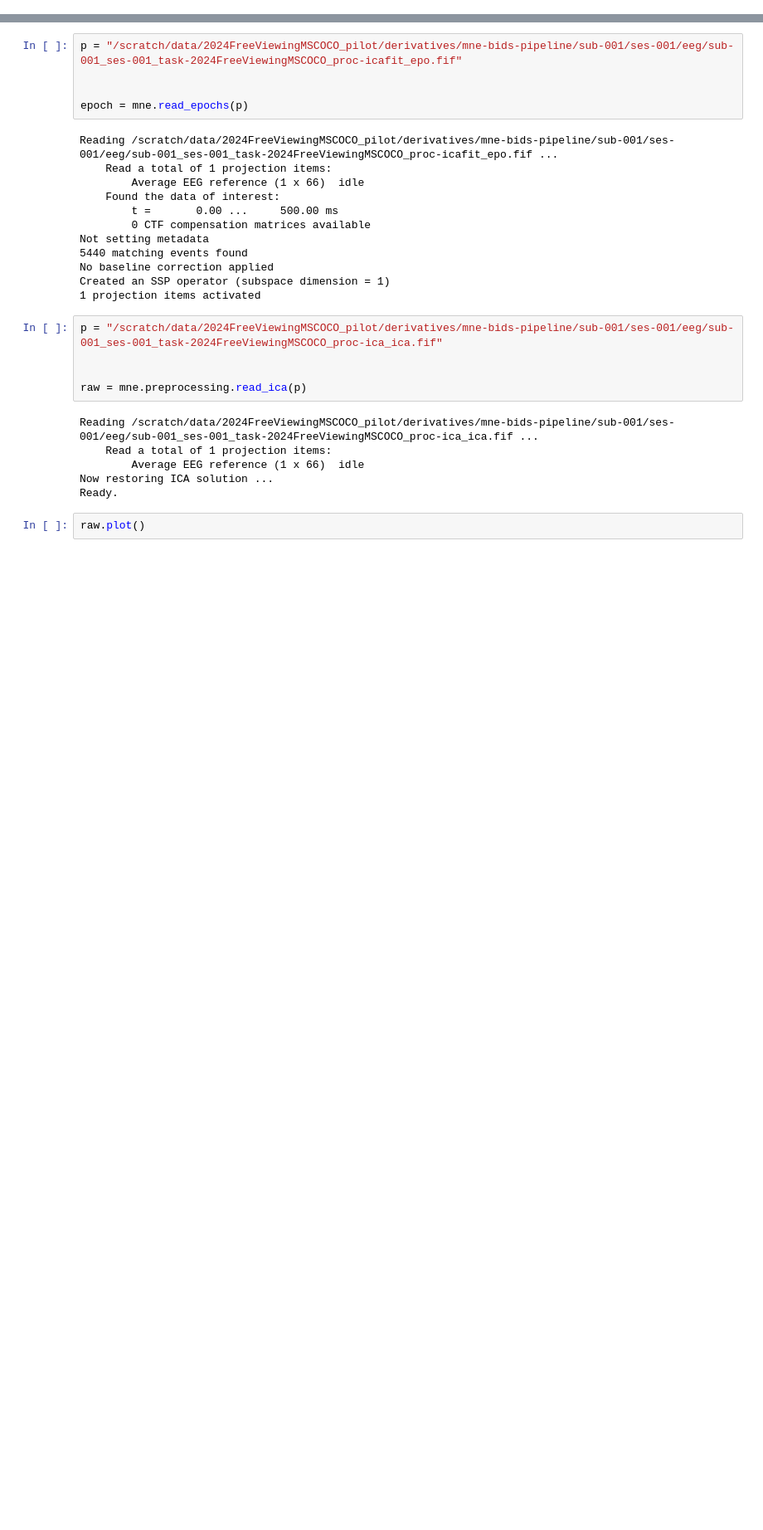
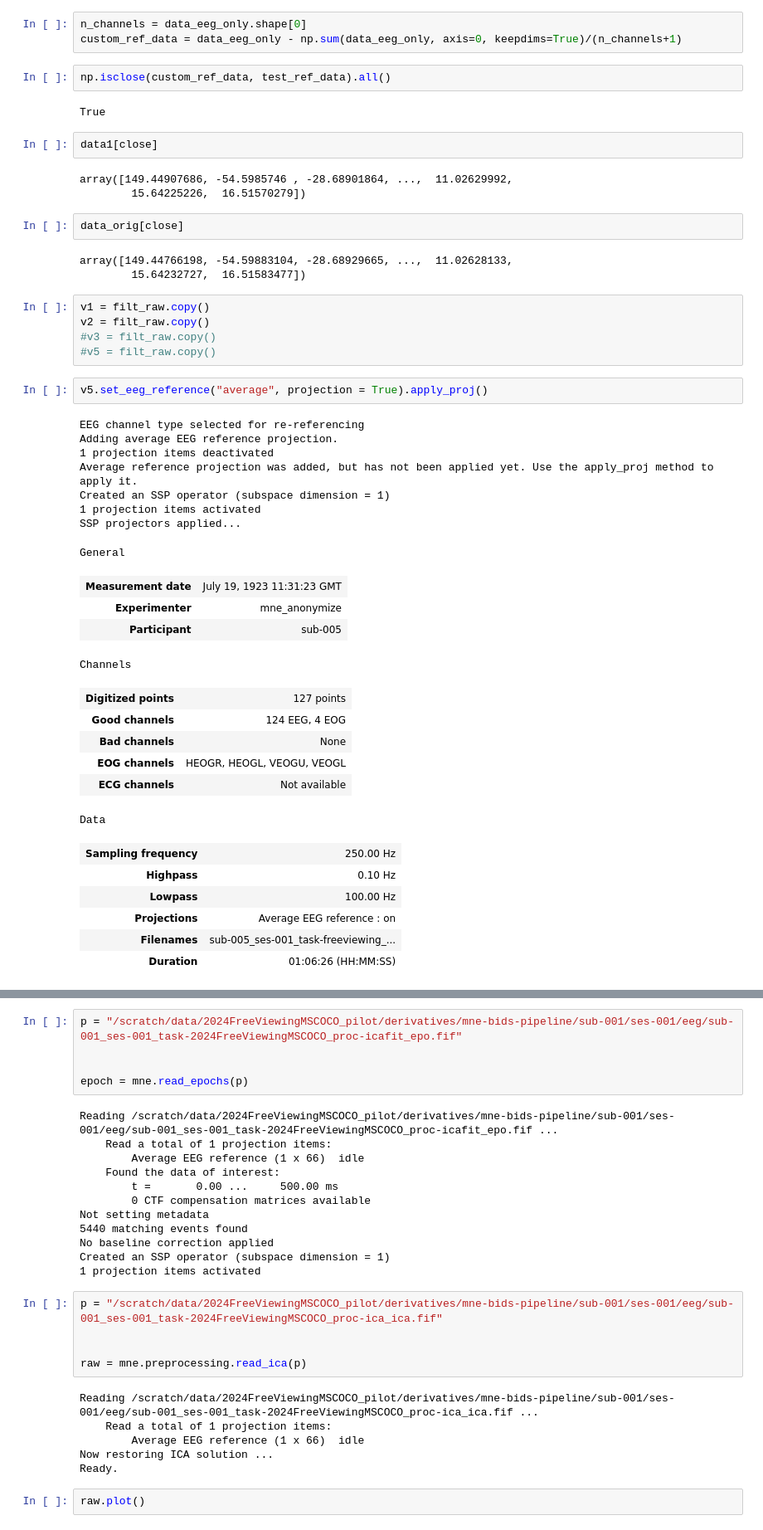
Before and after one commit to s-ccs/2024FreeViewingMSCOCO, a Jupyter notebook: scripts/inspect_preproc.ipynb, the cells around one changed output, grey strips where cells are left out. Shown at 83% size. Drawn from its saved outputs; the diff is of its cells as text; blank space fills up the shorter version.

```diff
--- a/scripts/inspect_preproc.ipynb
+++ b/scripts/inspect_preproc.ipynb
@@ -11,0 +453,49 @@ Ready.
+# %%
+n_channels = data_eeg_only.shape[0]
+custom_ref_data = data_eeg_only - np.sum(data_eeg_only, axis=0, keepdims=True)/(n_channels+1)
+# %%
+np.isclose(custom_ref_data, test_ref_data).all()
+# %% [output]
+True
+# %%
+data1[close]
+# %% [output]
+array([149.44907686, -54.5985746 , -28.68901864, ...,  11.02629992,
+        15.64225226,  16.51570279])
+# %%
+data_orig[close]
+# %% [output]
+array([149.44766198, -54.59883104, -28.68929665, ...,  11.02628133,
+        15.64232727,  16.51583477])
+# %%
+v1 = filt_raw.copy()
+v2 = filt_raw.copy()
+#v3 = filt_raw.copy()
+#v5 = filt_raw.copy()
+# %%
+v5.set_eeg_reference("average", projection = True).apply_proj()
+# %% [output]
+EEG channel type selected for re-referencing
+Adding average EEG reference projection.
+1 projection items deactivated
+Average reference projection was added, but has not been applied yet. Use the apply_proj method to apply it.
+Created an SSP operator (subspace dimension = 1)
+1 projection items activated
+SSP projectors applied...
+General
+| Measurement date | July 19, 1923 11:31:23 GMT |
+| Experimenter | mne_anonymize |
+| Participant | sub-005 |
+Channels
+| Digitized points | 127 points |
+| Good channels | 124 EEG, 4 EOG |
+| Bad channels | None |
+| EOG channels | HEOGR, HEOGL, VEOGU, VEOGL |
+| ECG channels | Not available |
+Data
+| Sampling frequency | 250.00 Hz |
+| Highpass | 0.10 Hz |
+| Lowpass | 100.00 Hz |
+| Projections | Average EEG reference : on |
+| Filenames | sub-005_ses-001_task-freeviewing_... |
+| Duration | 01:06:26 (HH:MM:SS) |
```
Also changed, not shown: parts of 107 cells of this notebook, 3 other files.
